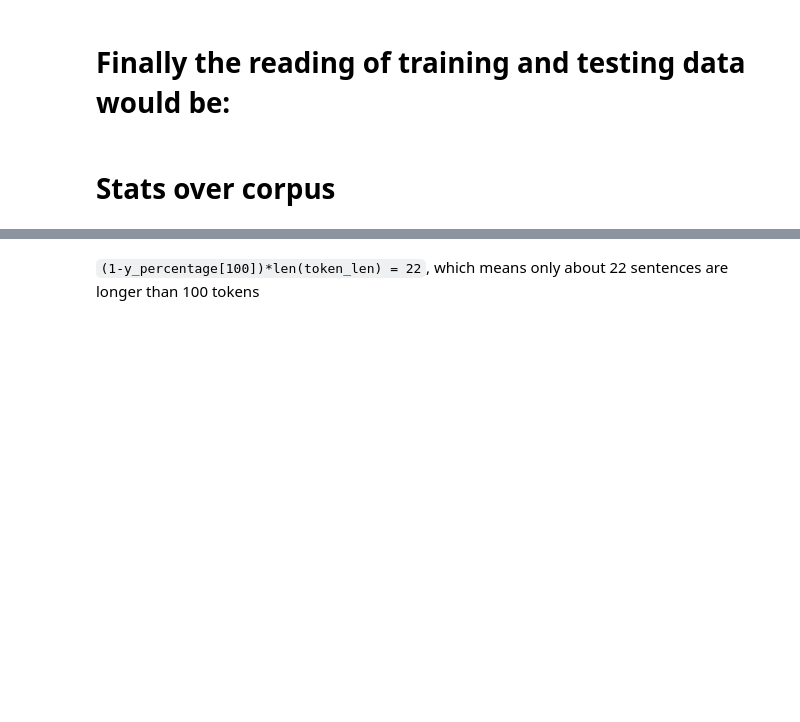
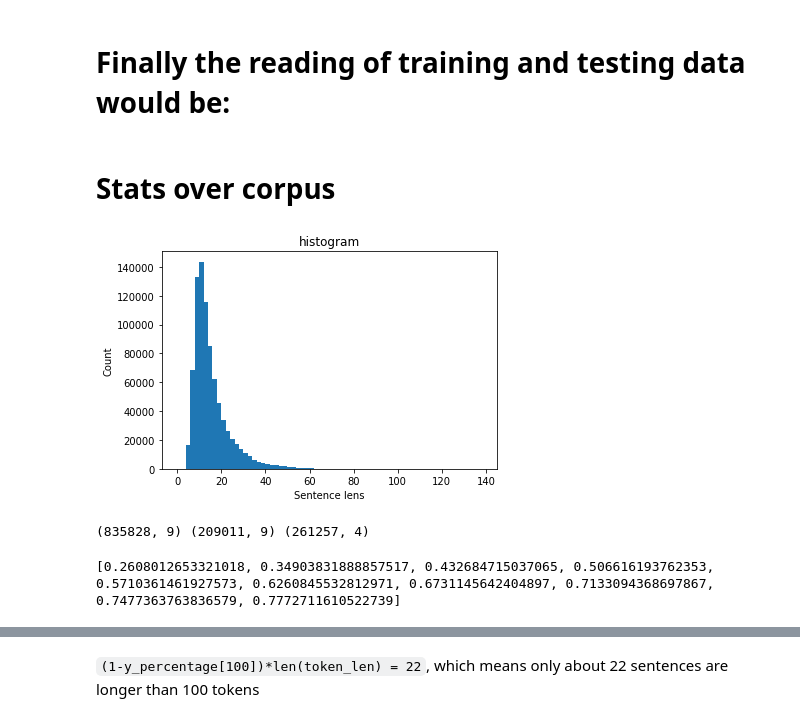
Before and after one commit to ShawnLYU/A-Hybrid-Approach-of-Insincere-Questions-Detection, a Jupyter notebook: shawn/preprocessing.ipynb, the cells around one changed output, grey strips where cells are left out. Cells and saved outputs as stored; diff of their text form; code cells hidden in the pictures; blank space fills up the shorter version.

```diff
--- a/shawn/preprocessing.ipynb
+++ b/shawn/preprocessing.ipynb
@@ -67,12 +69,14 @@ print('Max len:',max(sen_len))
 # %%
 %matplotlib inline
 import numpy as np
 from matplotlib import pyplot as plt
 
 
 
-plt.hist(sen_len, bins =  np.arange(0,140,2))
+plt.hist(token_len, bins =  np.arange(0,140,2))
 plt.title("histogram")
 plt.xlabel('Sentence lens')
 plt.ylabel('Count')
 plt.show()
+# %% [output]
+[figure, added]
@@ -78,0 +87,13 @@ plt.show()
+# %%
+print(df_train.shape,df_valid.shape,df_test.shape)
+# %% [output]
+(835828, 9) (209011, 9) (261257, 4)
+# %%
+token_len = list(df_train.token_len.values)
+import numpy as np
+res=[]
+for i in np.arange(10,20,1):
+    res.append(sum(token_len<i)/len(token_len))
+print(res)
+# %% [output]
+[0.2608012653321018, 0.34903831888857517, 0.432684715037065, 0.506616193762353, 0.5710361461927573, 0.6260845532812971, 0.6731145642404897, 0.7133094368697867, 0.7477363763836579, 0.7772711610522739]
```
Also changed, not shown: parts of 11 cells of this notebook, 3 other files.
